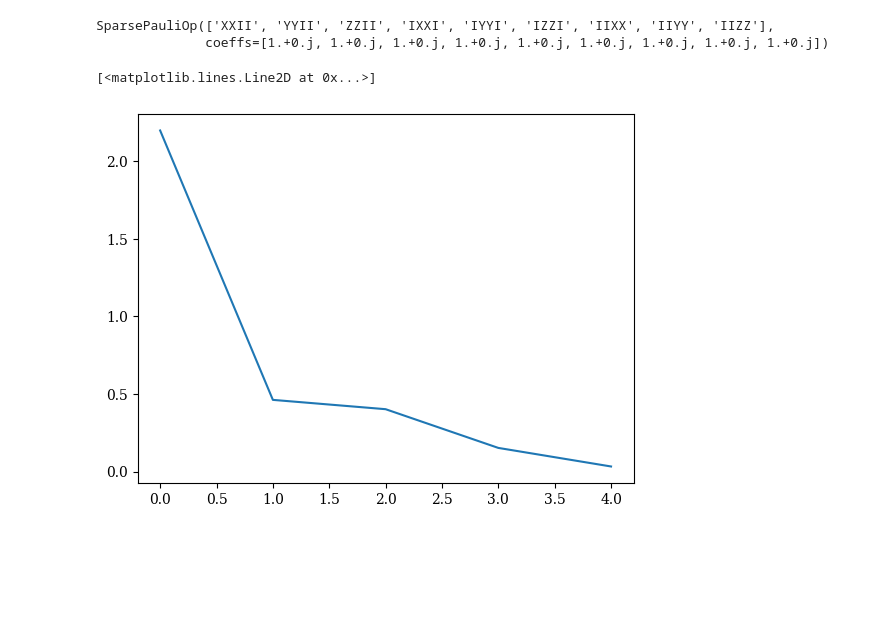
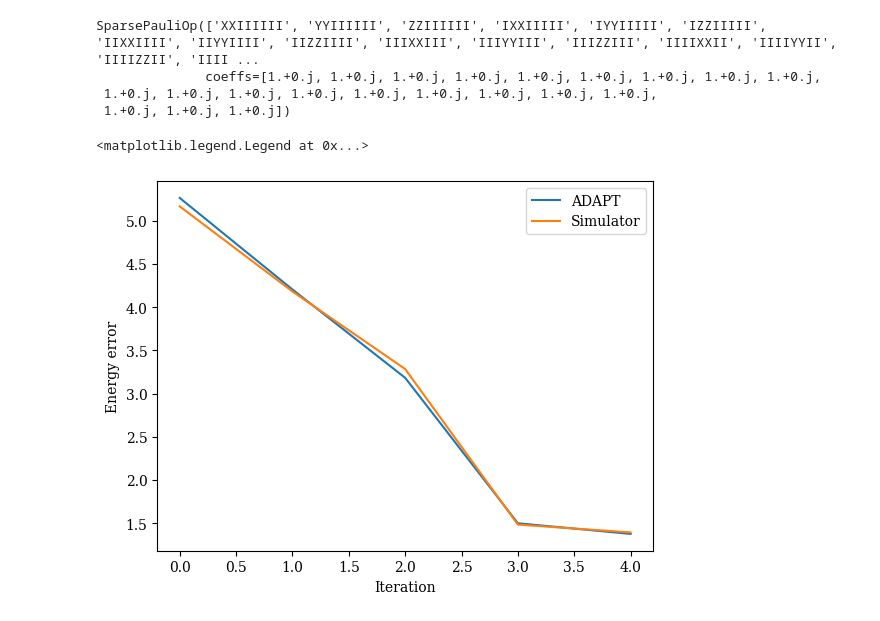
Before and after one commit to bdalfavero/adapt_isqd, a Jupyter notebook: xxz_circuits.ipynb, the cells around one changed output. Drawn from its saved outputs; the diff is of its cells as text; code cells hidden in the pictures; blank space fills up the shorter version.

```diff
--- a/xxz_circuits.ipynb
+++ b/xxz_circuits.ipynb
@@ -51,7 +51,7 @@ def neel_circuit(nq, start_zero=True):
 max_mpo_bond = 300
 dmrg_mps_bond = 30
 adapt_mps_bond = 30
-l = 4
+l = 8
 
 j_xy = 1
 j_z = 1
@@ -113,6 +113,7 @@ Current ansatz: [241, 31, 228, 210, 201]
 # %%
+adapt_errors = abs(np.array(adapt_energies) - exact_energy)
 fig, ax = plt.subplots()
-ax.plot(abs(np.array(adapt_energies) - exact_energy))
+ax.plot(adapt_errors)
 ax.set_xlabel("Iteration")
 ax.set_ylabel("Energy error")
 # %% [output]
@@ -139,8 +154,10 @@ h_qiskit = cirq_pauli_sum_to_qiskit_pauli_op(h_cirq)
 # %%
 print(h_qiskit)
 # %% [output]
-SparsePauliOp(['XXII', 'YYII', 'ZZII', 'IXXI', 'IYYI', 'IZZI', 'IIXX', 'IIYY', 'IIZZ'],
-              coeffs=[1.+0.j, 1.+0.j, 1.+0.j, 1.+0.j, 1.+0.j, 1.+0.j, 1.+0.j, 1.+0.j, 1.+0.j])
+SparsePauliOp(['XXIIIIII', 'YYIIIIII', 'ZZIIIIII', 'IXXIIIII', 'IYYIIIII', 'IZZIIIII', 'IIXXIIII', 'IIYYIIII', 'IIZZIIII', 'IIIXXIII', 'IIIYYIII', 'IIIZZIII', 'IIIIXXII', 'IIIIYYII', 'IIIIZZII', 'IIII ...
+              coeffs=[1.+0.j, 1.+0.j, 1.+0.j, 1.+0.j, 1.+0.j, 1.+0.j, 1.+0.j, 1.+0.j, 1.+0.j,
+ 1.+0.j, 1.+0.j, 1.+0.j, 1.+0.j, 1.+0.j, 1.+0.j, 1.+0.j, 1.+0.j, 1.+0.j,
+ 1.+0.j, 1.+0.j, 1.+0.j])
 # %%
 simulator_energies = []
 for circuit in circuits:
@@ -159,7 +176,11 @@ for circuit in circuits:
 simualtor_errors = np.abs(np.array(simulator_energies) - exact_energy)
 # %%
 fig, ax = plt.subplots()
-ax.plot(simualtor_errors)
+ax.plot(adapt_errors, label="ADAPT")
+ax.plot(simualtor_errors, label="Simulator")
+ax.set_xlabel("Iteration")
+ax.set_ylabel("Energy error")
+ax.legend()
 # %% [output]
-[<matplotlib.lines.Line2D at 0x...>]
+<matplotlib.legend.Legend at 0x...>
-[figure, old version]
+[figure, new version]
```
Also changed, not shown: parts of 3 cells of this notebook.
